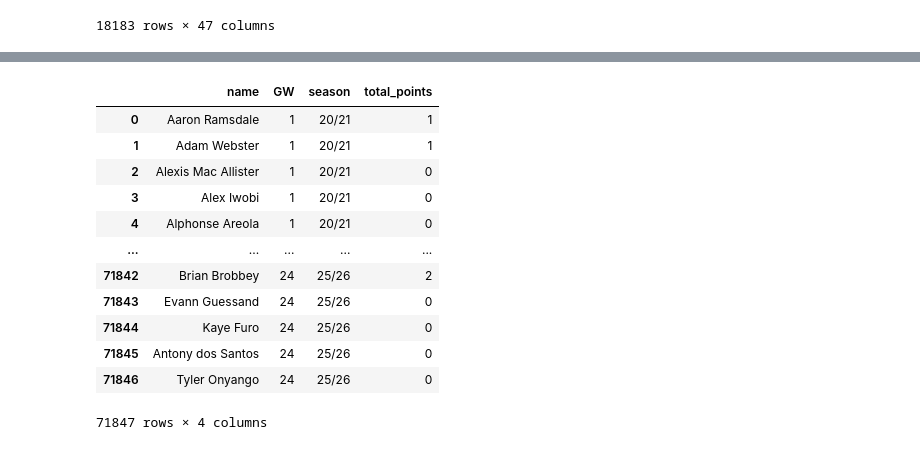
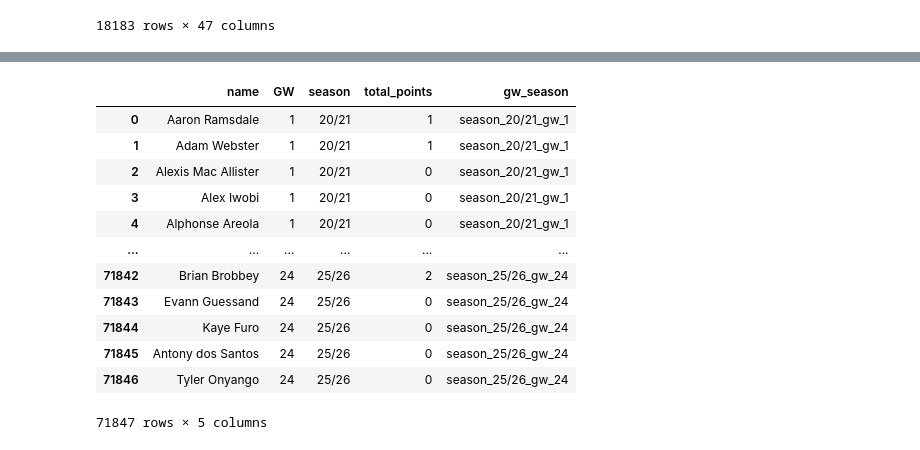
Before and after one commit to Lukeallen999/FPL_player_points_prediction, a Jupyter notebook: run.ipynb, the cells around one changed output, grey strips where cells are left out. Drawn from its saved outputs; the diff is of its cells as text; code cells hidden in the pictures.

Commit message:
Combined historical data of current players with current season data

```diff
--- a/run.ipynb
+++ b/run.ipynb
@@ -143,19 +98,21 @@ df
 # %%
+# Combines the historical data of current players with the current seasons data
 historical_current_players = historical_df[historical_df['name'].isin(current_season_df['name'])]
-historical_current_players[['name','GW']]
 combined_df = pd.concat([historical_current_players, current_season_df], ignore_index=True)
-combined_df[['name','GW','season','total_points']]
+combined_df['gw_season'] = ('season_' + combined_df['season'] + '_gw_' + combined_df['GW'].astype(str))
+
+combined_df[['name','GW','season','total_points','gw_season']]
 # %% [output]
-|  | name | GW | season | total_points |
-| 0 | Aaron Ramsdale | 1 | 20/21 | 1 |
-| 1 | Adam Webster | 1 | 20/21 | 1 |
-| 2 | Alexis Mac Allister | 1 | 20/21 | 0 |
-| 3 | Alex Iwobi | 1 | 20/21 | 0 |
-| 4 | Alphonse Areola | 1 | 20/21 | 0 |
-| ... | ... | ... | ... | ... |
-| 71842 | Brian Brobbey | 24 | 25/26 | 2 |
-| 71843 | Evann Guessand | 24 | 25/26 | 0 |
-| 71844 | Kaye Furo | 24 | 25/26 | 0 |
-| 71845 | Antony dos Santos | 24 | 25/26 | 0 |
-| 71846 | Tyler Onyango | 24 | 25/26 | 0 |
+|  | name | GW | season | total_points | gw_season |
+| 0 | Aaron Ramsdale | 1 | 20/21 | 1 | season_20/21_gw_1 |
+| 1 | Adam Webster | 1 | 20/21 | 1 | season_20/21_gw_1 |
+| 2 | Alexis Mac Allister | 1 | 20/21 | 0 | season_20/21_gw_1 |
+| 3 | Alex Iwobi | 1 | 20/21 | 0 | season_20/21_gw_1 |
+| 4 | Alphonse Areola | 1 | 20/21 | 0 | season_20/21_gw_1 |
+| ... | ... | ... | ... | ... | ... |
+| 71842 | Brian Brobbey | 24 | 25/26 | 2 | season_25/26_gw_24 |
+| 71843 | Evann Guessand | 24 | 25/26 | 0 | season_25/26_gw_24 |
+| 71844 | Kaye Furo | 24 | 25/26 | 0 | season_25/26_gw_24 |
+| 71845 | Antony dos Santos | 24 | 25/26 | 0 | season_25/26_gw_24 |
+| 71846 | Tyler Onyango | 24 | 25/26 | 0 | season_25/26_gw_24 |
-71847 rows × 4 columns
+71847 rows × 5 columns
```
Also changed, not shown: parts of 4 cells of this notebook.
